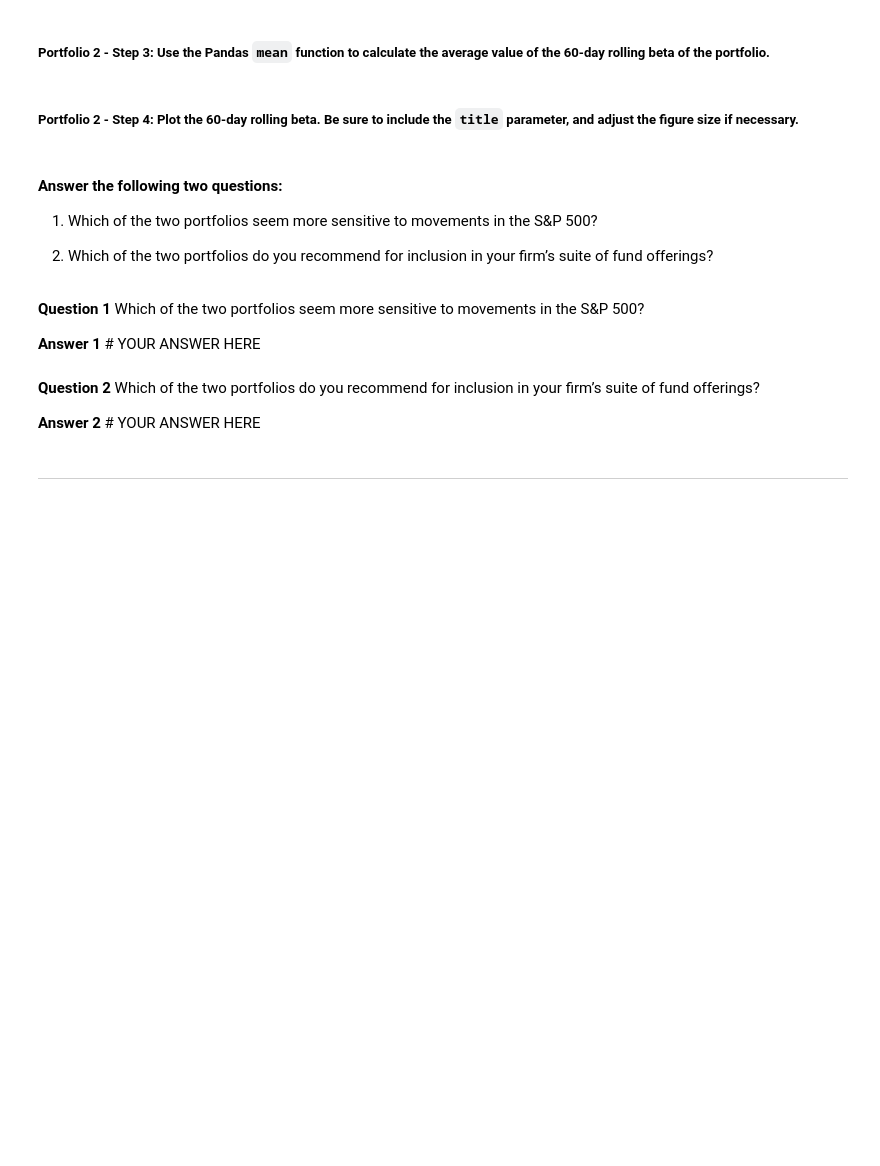
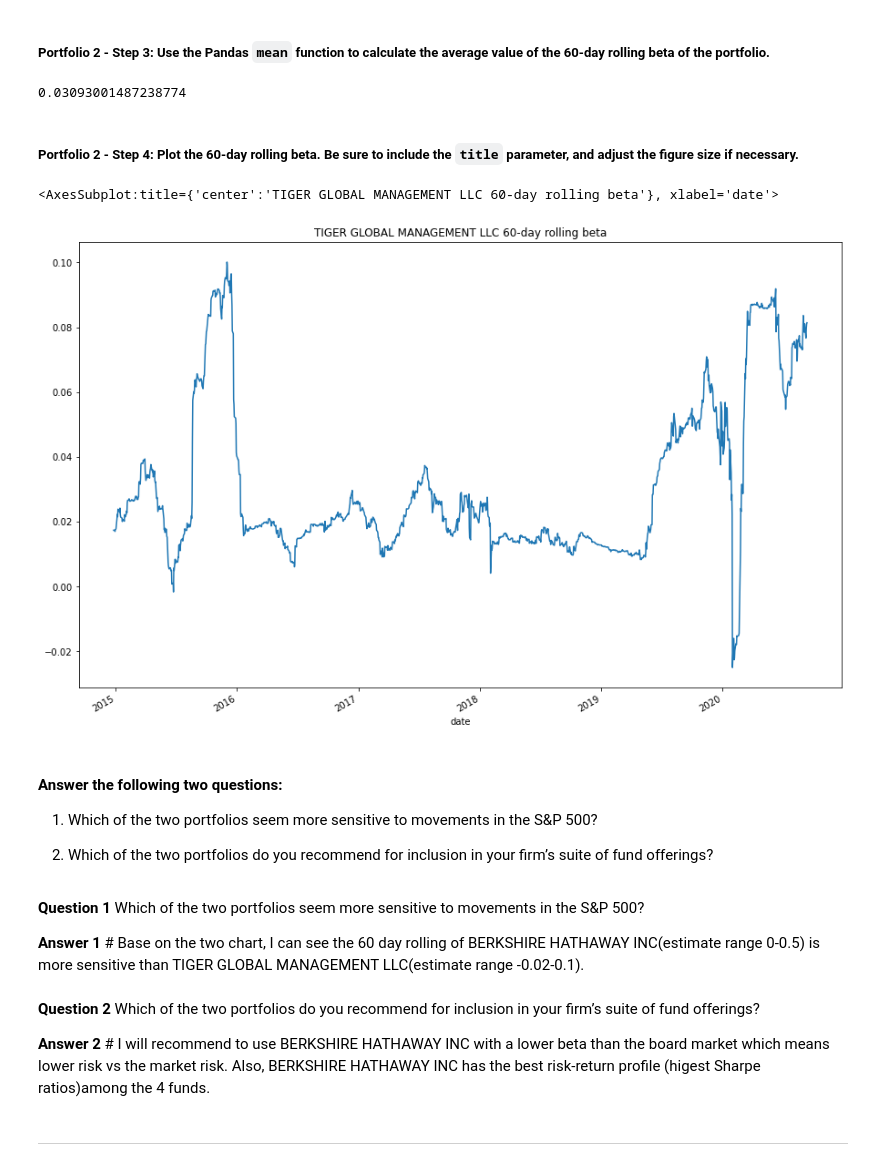
Before and after one commit to Latnid/Module_Challenges, a Jupyter notebook: 4/Starter_Code/risk_return_analysis.ipynb, the cells around one changed output. Cells and saved outputs as stored; diff of their text form; code cells hidden in the pictures; blank space fills up the shorter version.

```diff
--- a/4/Starter_Code/risk_return_analysis.ipynb
+++ b/4/Starter_Code/risk_return_analysis.ipynb
@@ -390,4 +429,5 @@ Your analysis is nearing completion. Now, you need to evaluate how the portfolio
 # %%
 # Calculate the covariance using a 60-day rolling window
 # Review the last five rows of the covariance data
-# YOUR CODE HERE
+tiger_cov_60days=whale_daily_return["TIGER GLOBAL MANAGEMENT LLC"].rolling(window=60).cov(whale_daily_return["S&P 500"])
+tiger_cov_60days.tail()
@@ -396,4 +444,5 @@ Your analysis is nearing completion. Now, you need to evaluate how the portfolio
 # %%
 # Calculate the beta based on the 60-day rolling covariance compared to the market (S&P 500)
 # Review the last five rows of the beta information
-# YOUR CODE HERE
+tiger_beta_60days=tiger_cov_60days/whale_daily_return_snp_60days
+tiger_beta_60days.tail()
@@ -401,13 +458,19 @@ Your analysis is nearing completion. Now, you need to evaluate how the portfolio
 ##### Portfolio 2 - Step 3: Use the Pandas `mean` function to calculate the average value of the 60-day rolling beta of the portfolio.
 # %%
 # Calculate the average of the 60-day rolling beta
-# YOUR CODE HERE
+tiger_beta_60days_average=tiger_beta_60days.mean()
+tiger_beta_60days_average
+# %% [output]
+0.03093001487238774
 # %% [markdown]
 ##### Portfolio 2 - Step 4: Plot the 60-day rolling beta. Be sure to include the `title` parameter, and adjust the figure size if necessary.
 # %%
 # Plot the rolling beta
 # Include a title parameter and adjust the figure size
-# YOUR CODE HERE
+tiger_beta_60days.plot(figsize=(15,10),title="TIGER GLOBAL MANAGEMENT LLC 60-day rolling beta")
+# %% [output]
+<AxesSubplot:title={'center':'TIGER GLOBAL MANAGEMENT LLC 60-day rolling beta'}, xlabel='date'>
+[figure, added]
 # %% [markdown]
 #### Answer the following two questions:
 
@@ -417,10 +480,10 @@ Your analysis is nearing completion. Now, you need to evaluate how the portfolio
 # %% [markdown]
 **Question 1** Which of the two portfolios seem more sensitive to movements in the S&P 500?
 
-**Answer 1** # YOUR ANSWER HERE
+**Answer 1** # Base on the two chart, I can see the 60 day rolling of BERKSHIRE HATHAWAY INC(estimate range 0-0.5) is more sensitive than TIGER GLOBAL MANAGEMENT LLC(estimate range -0.02-0.1).
 # %% [markdown]
 **Question 2** Which of the two portfolios do you recommend for inclusion in your firm’s suite of fund offerings?
 
-**Answer 2** # YOUR ANSWER HERE
+**Answer 2** # I will recommend to use BERKSHIRE HATHAWAY INC with a lower beta than the board market which means lower risk vs the market risk. Also, BERKSHIRE HATHAWAY INC has the best risk-return profile (higest Sharpe ratios)among the 4 funds.
 # %% [markdown]
 ---
```
Also changed, not shown: parts of 8 cells of this notebook, 1 other file.
